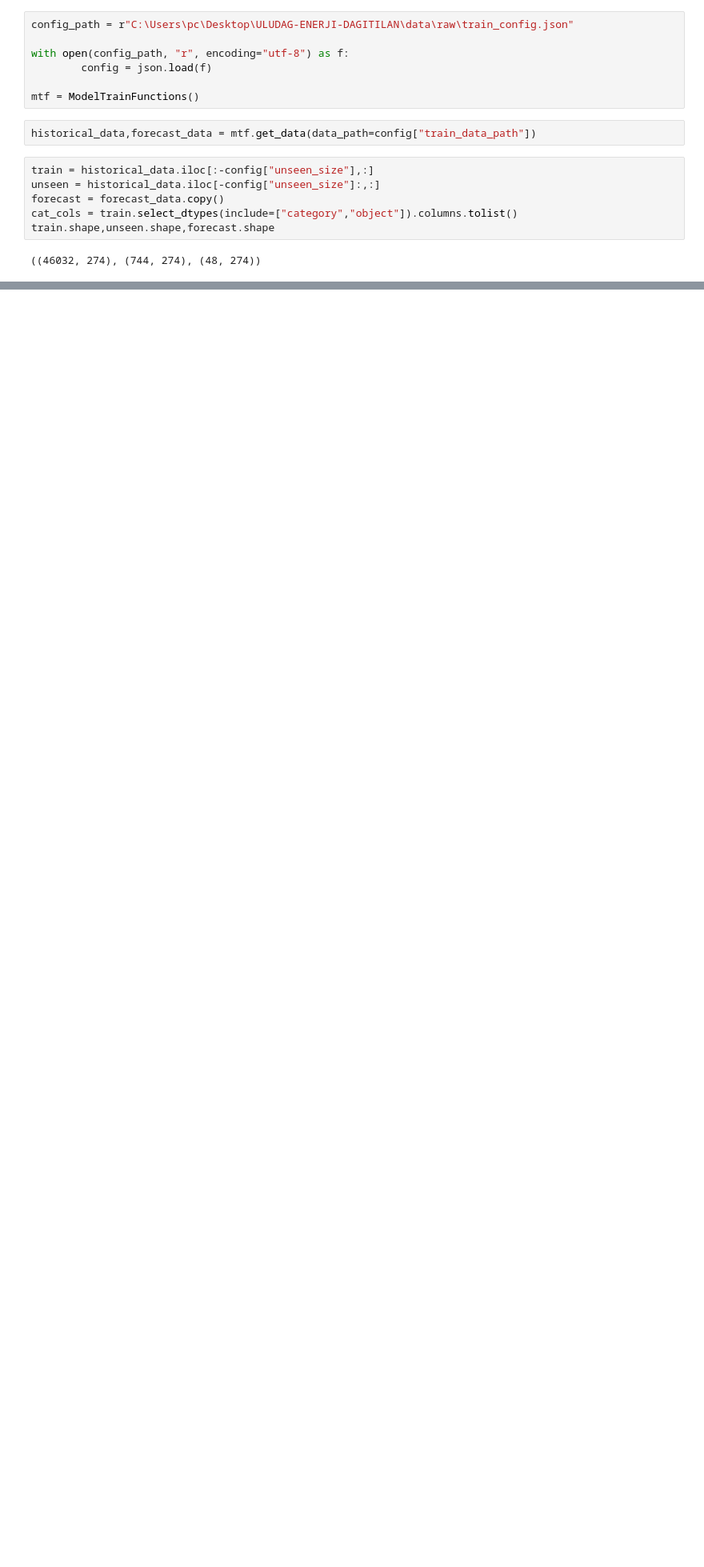
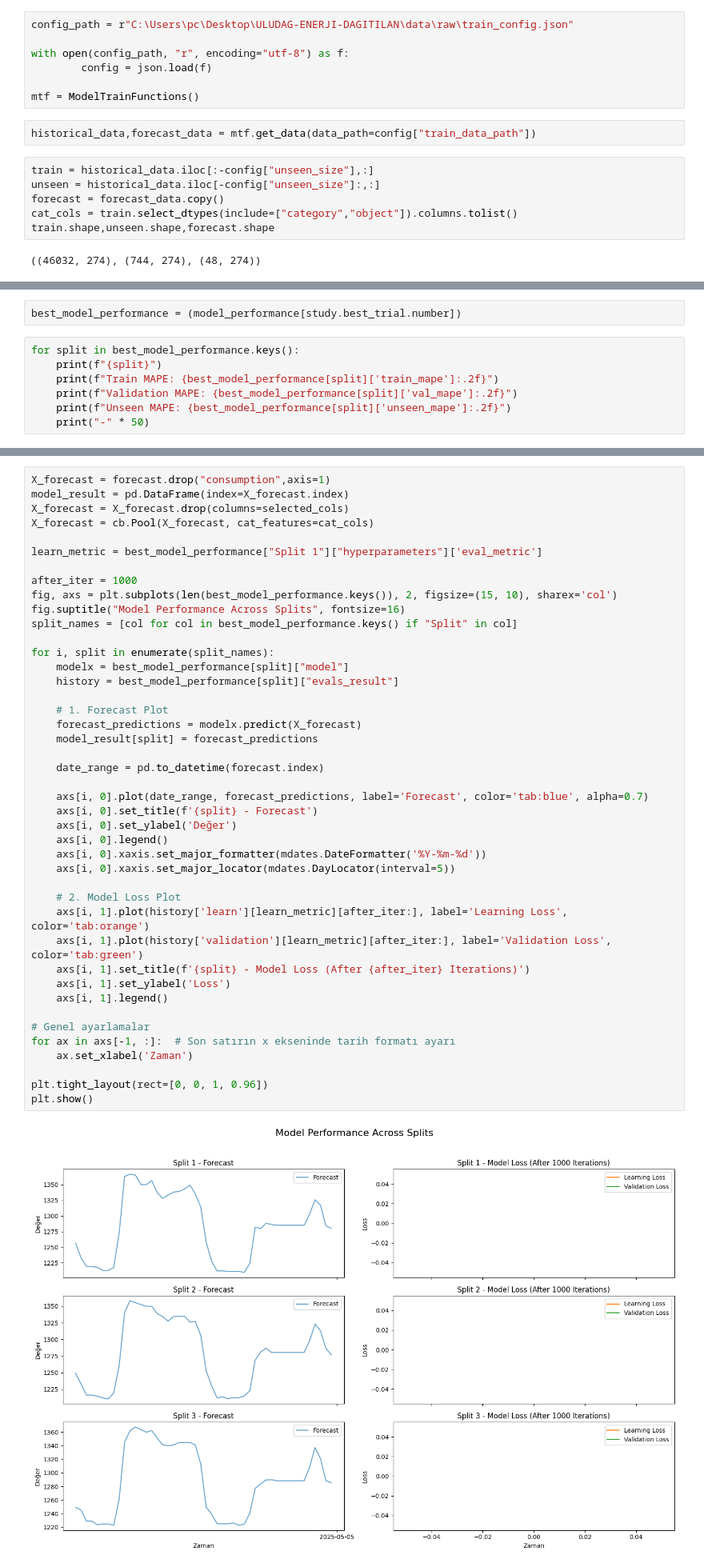
Before and after one commit to gkhntnhn/ULUDAG-ENERJI-DAGITILAN, a Jupyter notebook: notebooks/model_train.ipynb, the cells around one changed output, grey strips where cells are left out. Shown: that part at 80% size. Cells and saved outputs as stored; diff of their text form; blank space fills up the shorter version.

Commit message:
Model eğitimi deneysel olarak tamamlandı. Eğitim süreçlerine yardımcı fonksiyonlar oluşturuldu

```diff
--- a/notebooks/model_train.ipynb
+++ b/notebooks/model_train.ipynb
@@ -217,0 +197,9 @@ CatBoostError: Labels variable is empty.
+# %%
+best_model_performance = (model_performance[study.best_trial.number])
+# %%
+for split in best_model_performance.keys():
+    print(f"{split}")
+    print(f"Train MAPE: {best_model_performance[split]['train_mape']:.2f}")
+    print(f"Validation MAPE: {best_model_performance[split]['val_mape']:.2f}")
+    print(f"Unseen MAPE: {best_model_performance[split]['unseen_mape']:.2f}")
+    print("-" * 50)
@@ -217,0 +249,45 @@ CatBoostError: Labels variable is empty.
+# %%
+X_forecast = forecast.drop("consumption",axis=1)
+model_result = pd.DataFrame(index=X_forecast.index)
+X_forecast = X_forecast.drop(columns=selected_cols)
+X_forecast = cb.Pool(X_forecast, cat_features=cat_cols)
+
+learn_metric = best_model_performance["Split 1"]["hyperparameters"]['eval_metric']
+
+after_iter = 1000
+fig, axs = plt.subplots(len(best_model_performance.keys()), 2, figsize=(15, 10), sharex='col')
+fig.suptitle("Model Performance Across Splits", fontsize=16)
+split_names = [col for col in best_model_performance.keys() if "Split" in col]
+
+for i, split in enumerate(split_names):
+    modelx = best_model_performance[split]["model"]
+    history = best_model_performance[split]["evals_result"]
+
+    # 1. Forecast Plot
+    forecast_predictions = modelx.predict(X_forecast)
+    model_result[split] = forecast_predictions
+
+    date_range = pd.to_datetime(forecast.index)
+
+    axs[i, 0].plot(date_range, forecast_predictions, label='Forecast', color='tab:blue', alpha=0.7)
+    axs[i, 0].set_title(f'{split} - Forecast')
+    axs[i, 0].set_ylabel('Değer')
+    axs[i, 0].legend()
+    axs[i, 0].xaxis.set_major_formatter(mdates.DateFormatter('%Y-%m-%d'))
+    axs[i, 0].xaxis.set_major_locator(mdates.DayLocator(interval=5))
+
+    # 2. Model Loss Plot
+    axs[i, 1].plot(history['learn'][learn_metric][after_iter:], label='Learning Loss', color='tab:orange')
+    axs[i, 1].plot(history['validation'][learn_metric][after_iter:], label='Validation Loss', color='tab:green')
+    axs[i, 1].set_title(f'{split} - Model Loss (After {after_iter} Iterations)')
+    axs[i, 1].set_ylabel('Loss')
+    axs[i, 1].legend()
+
+# Genel ayarlamalar
+for ax in axs[-1, :]:  # Son satırın x ekseninde tarih formatı ayarı
+    ax.set_xlabel('Zaman')
+
+plt.tight_layout(rect=[0, 0, 1, 0.96])
+plt.show()
+# %% [output]
+[figure, added]
```
Also changed, not shown: parts of 16 cells of this notebook, 4 other files.
